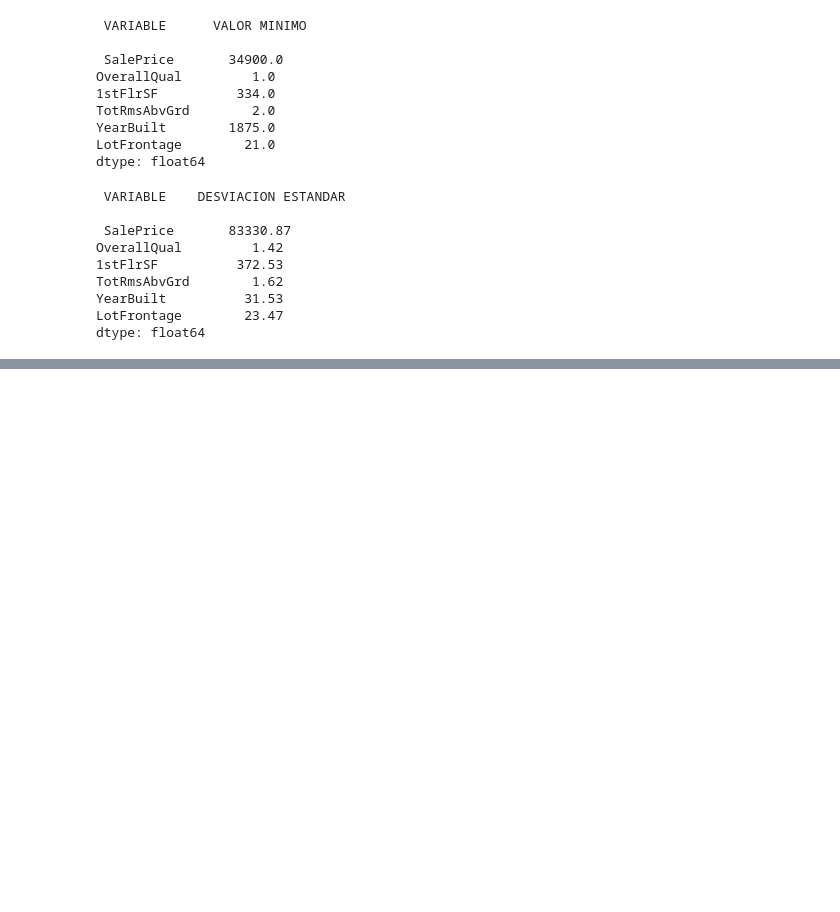
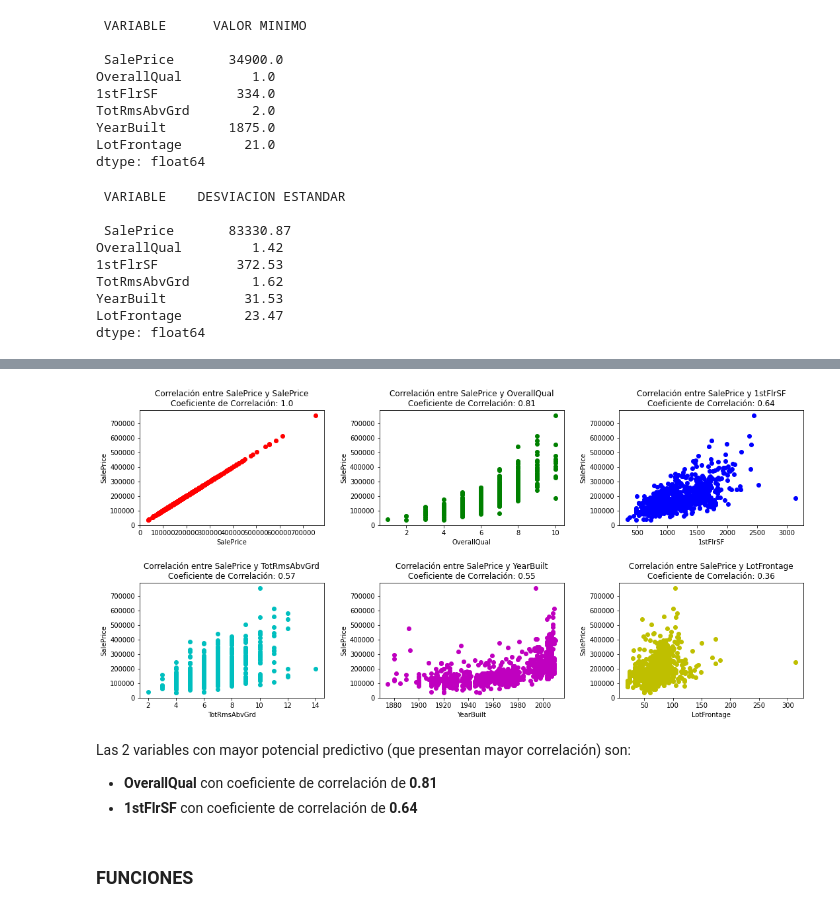
Before and after one commit to navas604/Ciencia-de-Datos-en-Python, a Jupyter notebook: Proyecto.ipynb, the cells around one changed output, grey strips where cells are left out. Drawn from its saved outputs; the diff is of its cells as text; code cells hidden in the pictures; blank space fills up the shorter version.

```diff
--- a/Proyecto.ipynb
+++ b/Proyecto.ipynb
@@ -237,0 +272,25 @@ for i in range(columns-3):
+# %%
+# Gráfica de dispersión de cada variable x con y ("SalePrice")
+
+plt.figure(figsize=(18, 8))
+plt.subplots_adjust(hspace=0.5, wspace=0.3)
+
+colors = ["r", "g", "b", "c", "m", "y"]
+
+for i in range(columns):
+  plt.subplot(2, 3, i+1)
+  plt.scatter(train.iloc[:,i], train.iloc[:,0], color=colors[i])
+  plt.title("Correlación entre SalePrice y {}\nCoeficiente de Correlación: {}".format(train.columns[i], corr_matrix.iloc[0,i]))
+  plt.xlabel(train.columns[i])
+  plt.ylabel(train.columns[0])
+
+plt.show()
+# %% [output]
+[figure, added]
+# %% [markdown]
+Las 2 variables con mayor potencial predictivo (que presentan mayor correlación) son:
+
+*   **OverallQual** con coeficiente de correlación de **0.81**
+*   **1stFlrSF** con coeficiente de correlación de **0.64**
+# %% [markdown]
+### FUNCIONES
```
Also changed, not shown: parts of 18 cells of this notebook.
